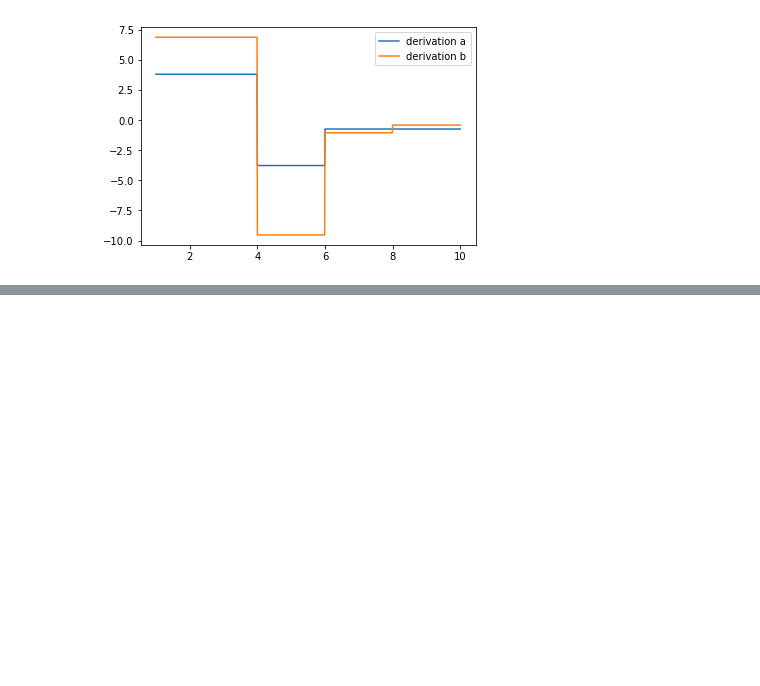
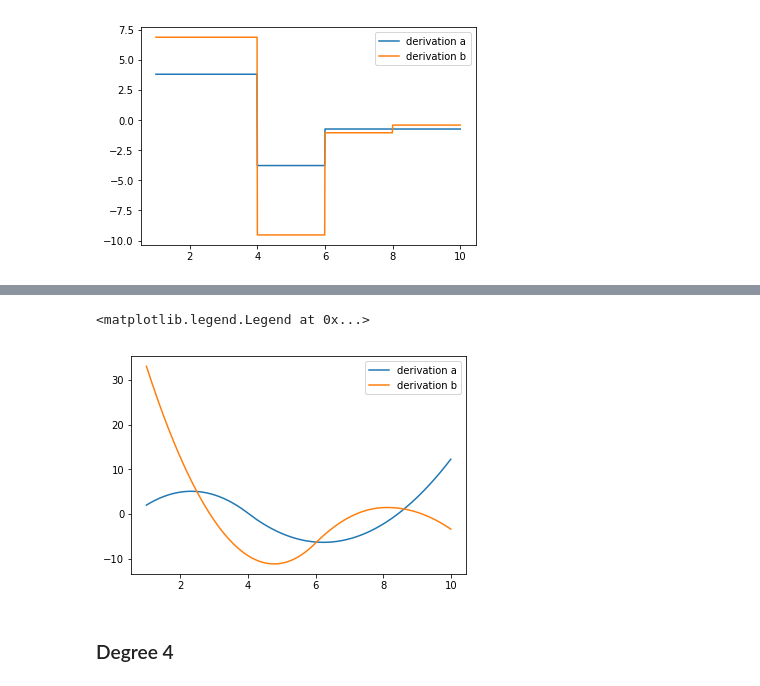
Before and after one commit to indyfree/tailor, a Jupyter notebook: notebooks/07-interpolation-derivation.ipynb, the cells around one changed output, grey strips where cells are left out. Cells and saved outputs as stored; diff of their text form; code cells hidden in the pictures; blank space fills up the shorter version.

```diff
--- a/notebooks/07-interpolation-derivation.ipynb
+++ b/notebooks/07-interpolation-derivation.ipynb
@@ -134,0 +245,10 @@ Seeing
+# %%
+# plot derivative function
+pdf1, = plt.plot(xf, ydf1, label='derivation a')
+pdf2, = plt.plot(xf, ydf2, label='derivation b')
+plt.legend(handles=[pdf1, pdf2])
+# %% [output]
+<matplotlib.legend.Legend at 0x...>
+[figure, added]
+# %% [markdown]
+### Degree 4
```
Also changed, not shown: parts of 29 cells of this notebook, 1 other file.
